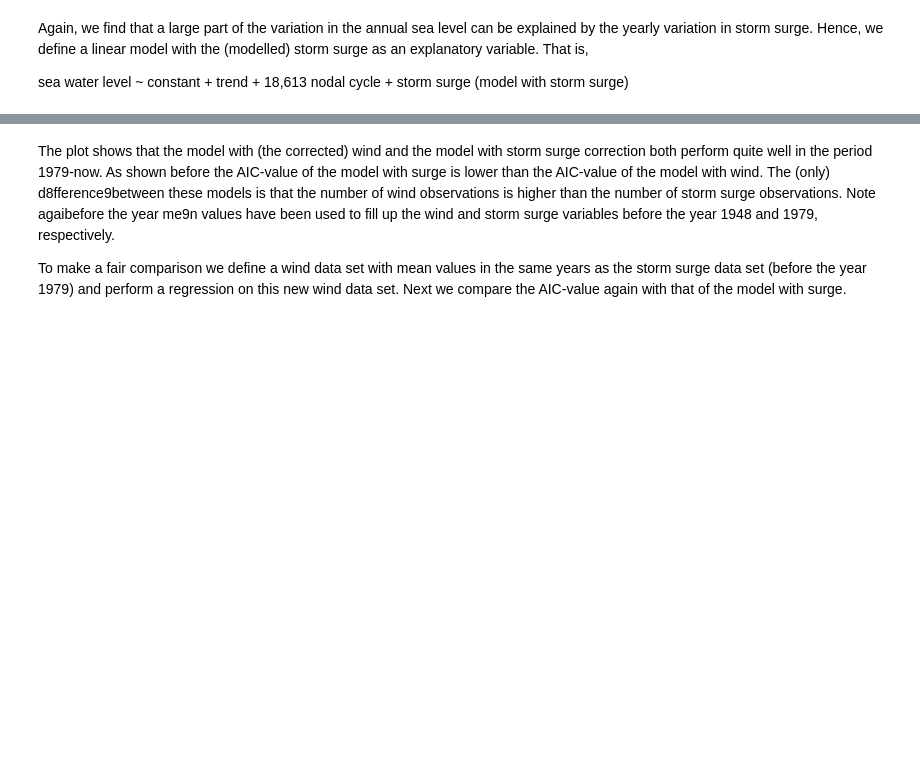
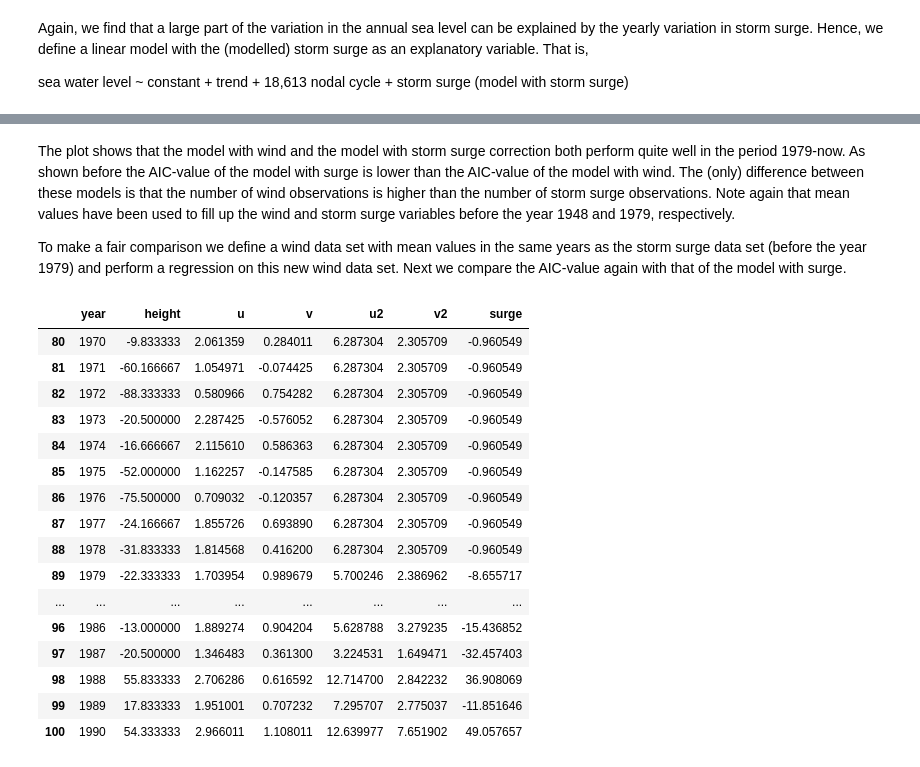
Before and after one commit to openearth/sealevel, a Jupyter notebook: notebooks/analysis/gtsr/Comparison wind and surge data.ipynb, the cells around one changed output, grey strips where cells are left out. Saved outputs shown, nothing was run; the diff lists cells and outputs as text; code cells hidden in the pictures; blank space fills up the shorter version.

```diff
--- a/notebooks/analysis/gtsr/Comparison wind and surge data.ipynb
+++ b/notebooks/analysis/gtsr/Comparison wind and surge data.ipynb
@@ -605,12 +562,30 @@ bokeh.io.show(fig)
 # %% [markdown]
-The plot shows that the model with (the corrected) wind and the model with storm surge correction both perform quite well in the period 1979-now. As shown before the AIC-value of the model with surge is lower than the AIC-value of the model with wind. The (only) d8fference9between these models is that the number of wind observations is higher than the number of storm surge observations. Note agaibefore the year  me9n values have been used to fill up the wind and storm surge variables before the year 1948 and 1979, respectively.
+The plot shows that the model with wind and the model with storm surge correction both perform quite well in the period 1979-now. As shown before the AIC-value of the model with surge is lower than the AIC-value of the model with wind. The (only) difference between these models is that the number of wind observations is higher than the number of storm surge observations. Note again that mean values have been used to fill up the wind and storm surge variables before the year 1948 and 1979, respectively.
 
 To make a fair comparison we define a wind data set with mean values in the same years as the storm surge data set (before the year 1979) and perform a regression on this new wind data set. Next we compare the AIC-value again with that of the model with surge.
 # %%
 df1979 = mean_df.copy()
 
-for col in ['u2', 'v2', 'u2main', 'u2perp']:
+for col in ['u2', 'v2']:
     df1979.loc[df1979['year'] < 1979, col] = df1979.at[0, col]
 
 display(df1979.loc[80:100])
+# %% [output]
+|  | year | height | u | v | u2 | v2 | surge |
+| 80 | 1970 | -9.833333 | 2.061359 | 0.284011 | 6.287304 | 2.305709 | -0.960549 |
+| 81 | 1971 | -60.166667 | 1.054971 | -0.074425 | 6.287304 | 2.305709 | -0.960549 |
+| 82 | 1972 | -88.333333 | 0.580966 | 0.754282 | 6.287304 | 2.305709 | -0.960549 |
+| 83 | 1973 | -20.500000 | 2.287425 | -0.576052 | 6.287304 | 2.305709 | -0.960549 |
+| 84 | 1974 | -16.666667 | 2.115610 | 0.586363 | 6.287304 | 2.305709 | -0.960549 |
+| 85 | 1975 | -52.000000 | 1.162257 | -0.147585 | 6.287304 | 2.305709 | -0.960549 |
+| 86 | 1976 | -75.500000 | 0.709032 | -0.120357 | 6.287304 | 2.305709 | -0.960549 |
+| 87 | 1977 | -24.166667 | 1.855726 | 0.693890 | 6.287304 | 2.305709 | -0.960549 |
+| 88 | 1978 | -31.833333 | 1.814568 | 0.416200 | 6.287304 | 2.305709 | -0.960549 |
+| 89 | 1979 | -22.333333 | 1.703954 | 0.989679 | 5.700246 | 2.386962 | -8.655717 |
+| ... | ... | ... | ... | ... | ... | ... | ... |
+| 96 | 1986 | -13.000000 | 1.889274 | 0.904204 | 5.628788 | 3.279235 | -15.436852 |
+| 97 | 1987 | -20.500000 | 1.346483 | 0.361300 | 3.224531 | 1.649471 | -32.457403 |
+| 98 | 1988 | 55.833333 | 2.706286 | 0.616592 | 12.714700 | 2.842232 | 36.908069 |
+| 99 | 1989 | 17.833333 | 1.951001 | 0.707232 | 7.295707 | 2.775037 | -11.851646 |
+| 100 | 1990 | 54.333333 | 2.966011 | 1.108011 | 12.639977 | 7.651902 | 49.057657 |
 # %%
```
Also changed, not shown: parts of 26 cells of this notebook, 3 other files.
